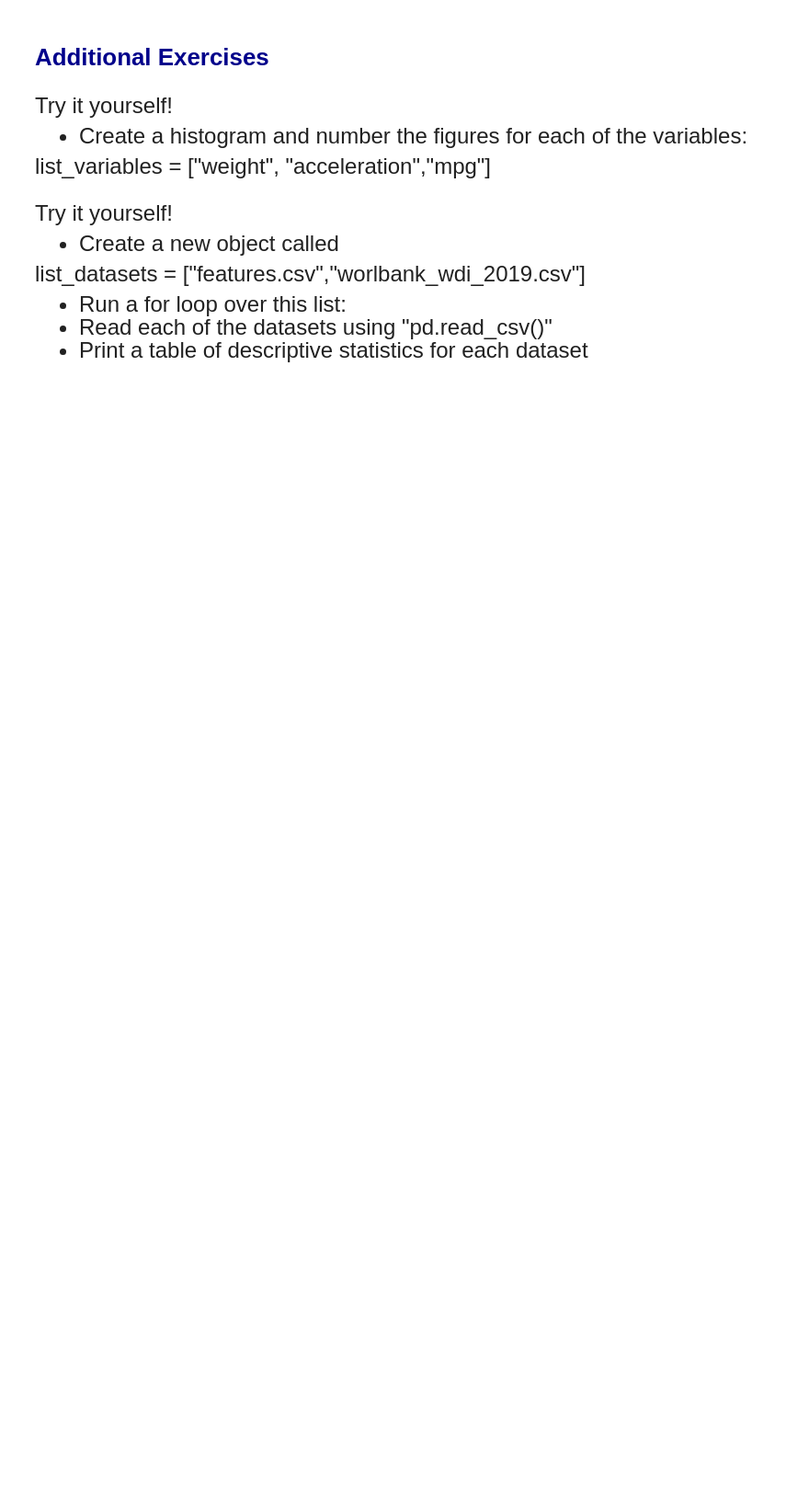
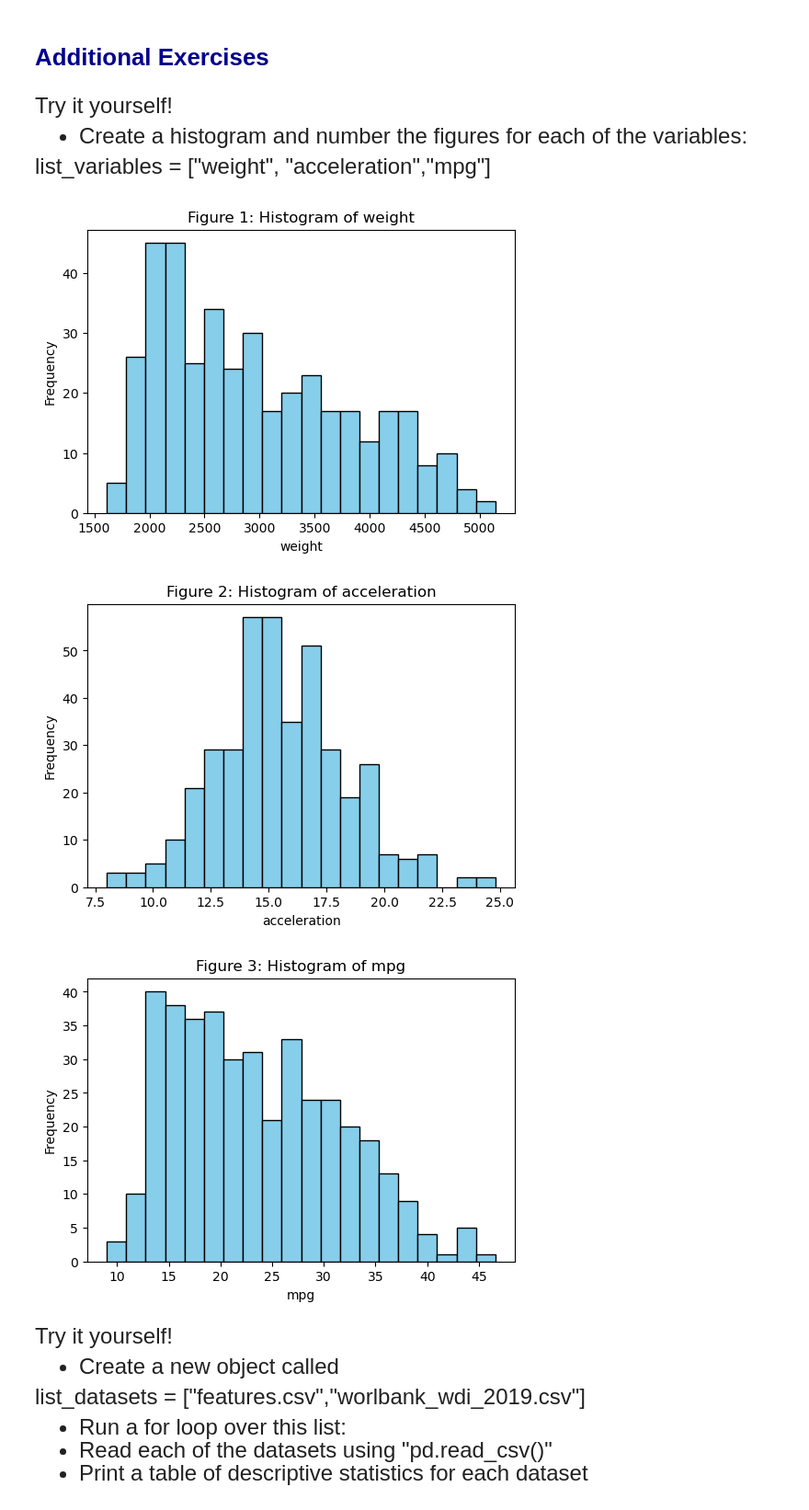
Before and after one commit to zepengzhou/computing_25fall, a Jupyter notebook: Lecture 07/Lecture 7a - Loops.ipynb, the cells around one changed output. Shown at 92% size. Drawn from its saved outputs; the diff is of its cells as text; code cells hidden in the pictures; blank space fills up the shorter version.

```diff
--- a/Lecture 07/Lecture 7a - Loops.ipynb
+++ b/Lecture 07/Lecture 7a - Loops.ipynb
@@ -364,3 +373,21 @@ list_variables = ["weight", "acceleration","mpg"]
+# %%
+# Write down your own code:
+
+auto = pd.read_csv("data/features.csv")
+
+list_variables = ["weight", "acceleration", "mpg"]
+
+for i, var in enumerate(list_variables, start=1):
+    plt.figure(figsize=(6,4))
+    plt.hist(auto[var], bins=20, color="skyblue", edgecolor="black")
+    plt.title(f"Figure {i}: Histogram of {var}")
+    plt.xlabel(var)
+    plt.ylabel("Frequency")
+    plt.show()
+# %% [output]
+[figure, added]
+[figure, added]
+[figure, added]
 # %% [markdown]
 <font size = "5">
 
```
Also changed, not shown: parts of 7 cells of this notebook, 4 other files.
